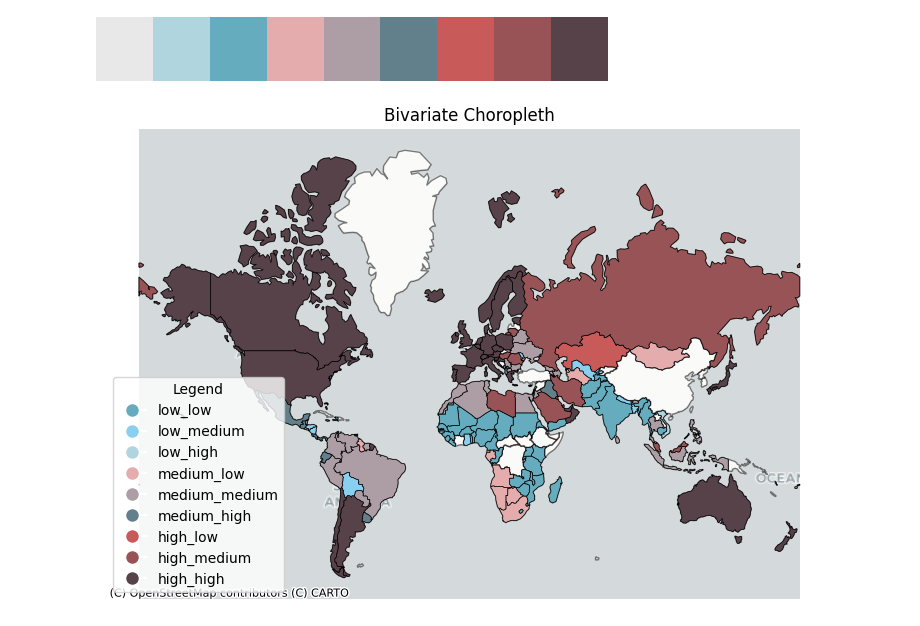
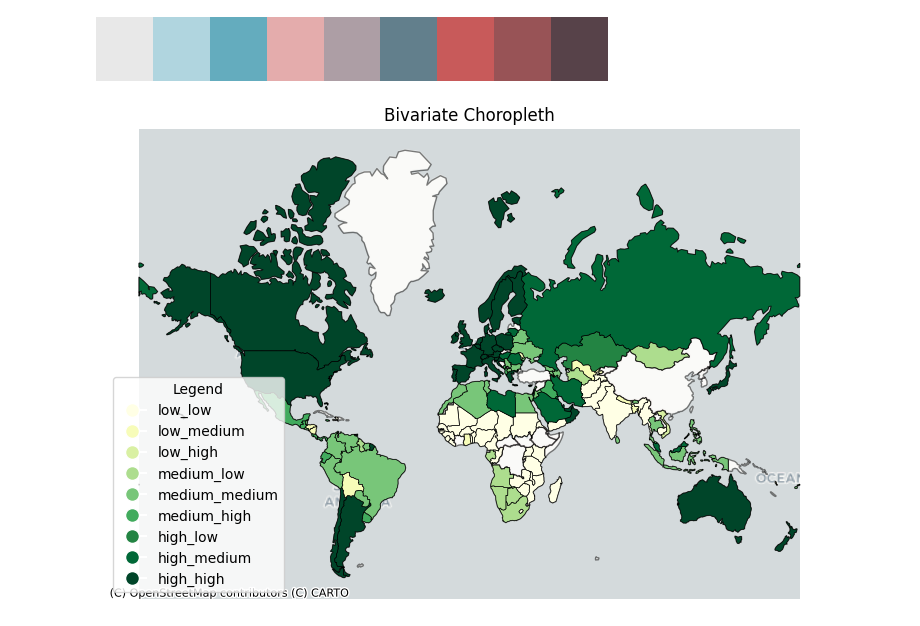
Before and after one commit to Leonardovink/infovis, a Jupyter notebook: GDP-Life_choroplert.ipynb, the cells around one changed output. Saved outputs shown, nothing was run; the diff lists cells and outputs as text; code cells hidden in the pictures.

```diff
--- a/GDP-Life_choroplert.ipynb
+++ b/GDP-Life_choroplert.ipynb
@@ -179,45 +179,45 @@ merged_data['Bi_Class'] = pd.qcut(merged_data['GDP'], 3, labels=['low', 'medium'
 
 # Define custom colors for each category
 category_colors = {
-    'low_low': '#64acbe',  # low GDP, low life expectancy
-    'low_medium': '#89cff0',  # low GDP, medium life expectancy
-    'low_high': '#b0d5df',  # low GDP, high life expectancy
-    'medium_low': '#e4acac',  # medium GDP, low life expectancy
-    'medium_medium': '#ad9ea5',  # medium GDP, medium life expectancy
-    'medium_high': '#627f8c',  # medium GDP, high life expectancy
-    'high_low': '#c85a5a',  # high GDP, low life expectancy
-    'high_medium': '#985356',  # high GDP, medium life expectancy
-    'high_high': '#574249'  # high GDP, high life expectancy
+    'low_low': '#ffffe5',  # low GDP, low life expectancy
+    'low_medium': '#f7fcb9',  # low GDP, medium life expectancy
+    'low_high': '#d9f0a3',  # low GDP, high life expectancy
+    'medium_low': '#addd8e',  # medium GDP, low life expectancy
+    'medium_medium': '#78c679',  # medium GDP, medium life expectancy
+    'medium_high': '#41ab5d',  # medium GDP, high life expectancy
+    'high_low': '#238443',  # high GDP, low life expectancy
+    'high_medium': '#006837',  # high GDP, medium life expectancy
+    'high_high': '#004529'  # high GDP, high life expectancy
 }
 merged_data['color'] = merged_data['Bi_Class'].map(category_colors)
 
 # Create the plot
 fig, ax = plt.subplots(figsize=(8, 8))
 
 # Step 1: Draw the map
 border.to_crs('EPSG:3857').plot(ax=ax, facecolor='none', edgecolor='black', alpha=0.5)  # country borders
 merged_data.to_crs('EPSG:3857').plot(ax=ax,
                                      column='Bi_Class',  # variable that is going to be used to color the map
                                      legend=False,  # we're going to draw the legend ourselves
                                      categorical=True,  # bivariate choropleth has to be colored as categorical map
                                      color=merged_data['color'],
                                      linewidth=0.5,
                                      edgecolor='black',
                                      legend_kwds={'loc': 'lower left'})  # position of legend
 
 # Add the basemap
 ctx.add_basemap(ax, source=ctx.providers.CartoDB.Positron)
 
 plt.tight_layout()  # "tighten" two figures map and basemap
 plt.axis('off')  # we don't need axis with coordinates
 ax.set_title('Bivariate Choropleth')
 
 # Step 2: Draw the legend
 # Create a custom legend
 legend_handles = [plt.Line2D([0], [0], marker='o', color='w', markerfacecolor=color, markersize=10, label=label)
                   for label, color in category_colors.items()]
 ax.legend(handles=legend_handles, loc='lower left', title='Legend')
 
 plt.show()
 # %% [output]
-[figure, old version]
+[figure, new version]
```
Also changed, not shown: 3 other files.
